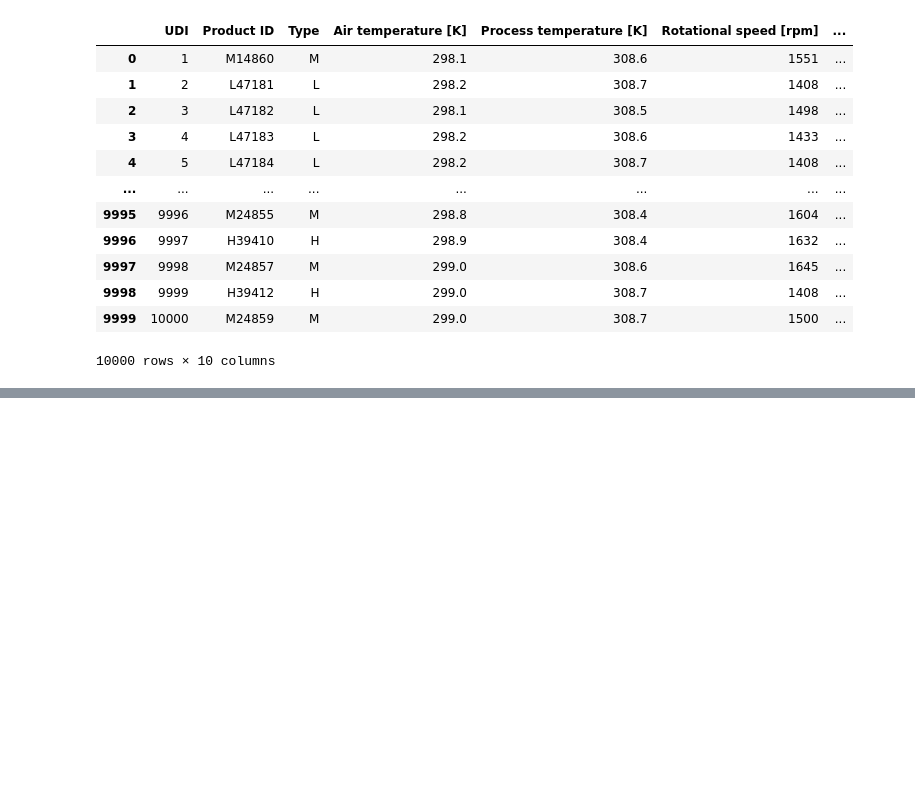
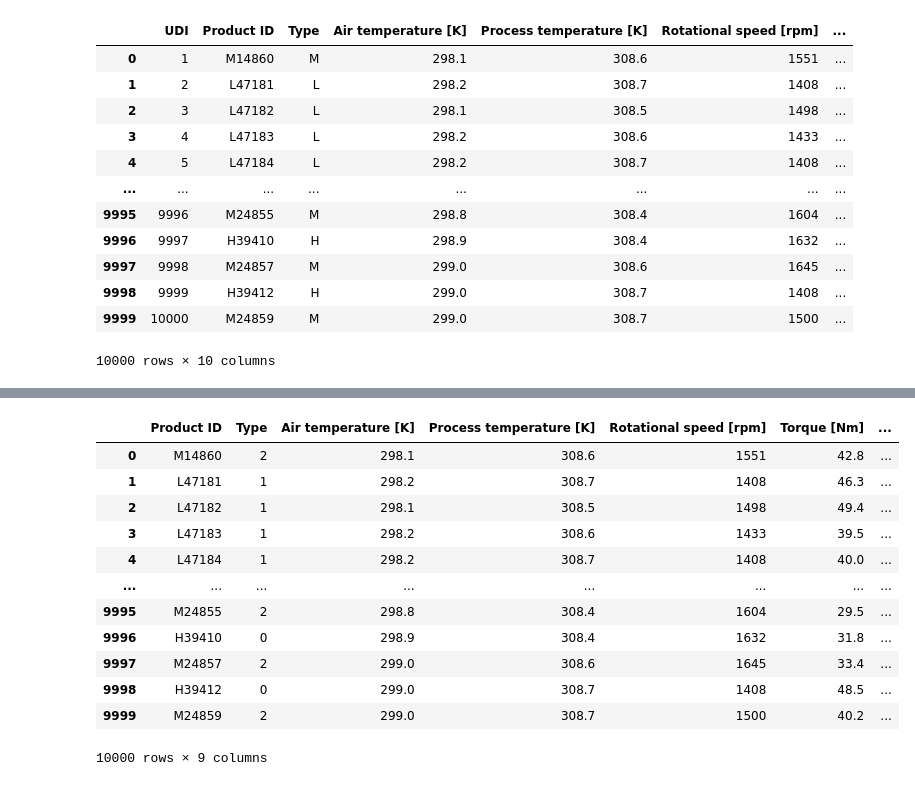
Before and after one commit to shevank/mantenimiento_preventivo, a Jupyter notebook: Mantenimiento_preventivo.ipynb, the cells around one changed output, grey strips where cells are left out. Drawn from its saved outputs; the diff is of its cells as text; code cells hidden in the pictures; blank space fills up the shorter version.

```diff
--- a/Mantenimiento_preventivo.ipynb
+++ b/Mantenimiento_preventivo.ipynb
@@ -34,0 +147,18 @@ df
+# %%
+#Separamos las variables de entrenamiento y test
+df = df.drop(columns=['UDI'])
+df
+# %% [output]
+|  | Product ID | Type | Air temperature [K] | Process temperature [K] | Rotational speed [rpm] | Torque [Nm] | ... |
+| 0 | M14860 | 2 | 298.1 | 308.6 | 1551 | 42.8 | ... |
+| 1 | L47181 | 1 | 298.2 | 308.7 | 1408 | 46.3 | ... |
+| 2 | L47182 | 1 | 298.1 | 308.5 | 1498 | 49.4 | ... |
+| 3 | L47183 | 1 | 298.2 | 308.6 | 1433 | 39.5 | ... |
+| 4 | L47184 | 1 | 298.2 | 308.7 | 1408 | 40.0 | ... |
+| ... | ... | ... | ... | ... | ... | ... | ... |
+| 9995 | M24855 | 2 | 298.8 | 308.4 | 1604 | 29.5 | ... |
+| 9996 | H39410 | 0 | 298.9 | 308.4 | 1632 | 31.8 | ... |
+| 9997 | M24857 | 2 | 299.0 | 308.6 | 1645 | 33.4 | ... |
+| 9998 | H39412 | 0 | 299.0 | 308.7 | 1408 | 48.5 | ... |
+| 9999 | M24859 | 2 | 299.0 | 308.7 | 1500 | 40.2 | ... |
+10000 rows × 9 columns
```
Also changed, not shown: parts of 17 cells of this notebook.
